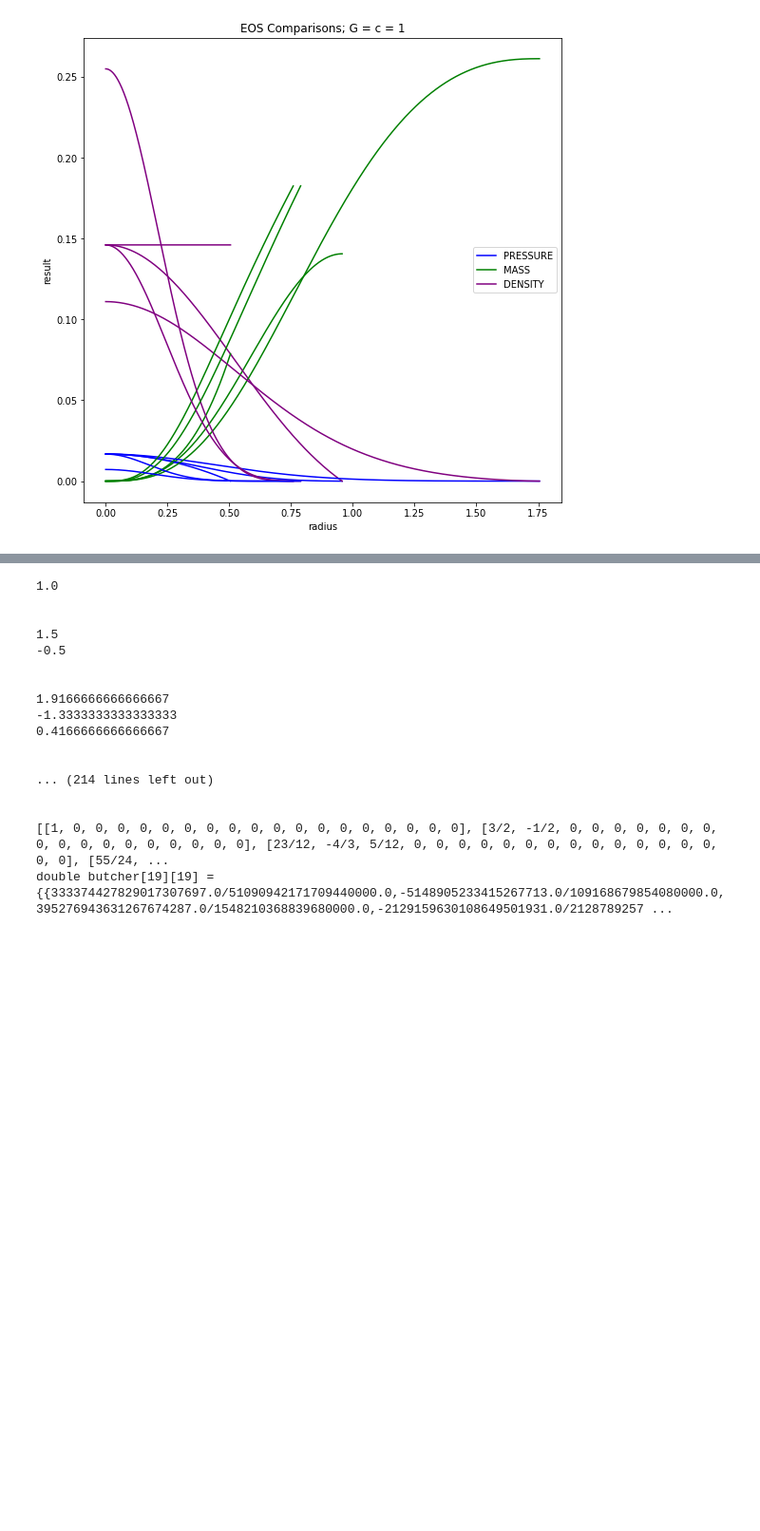
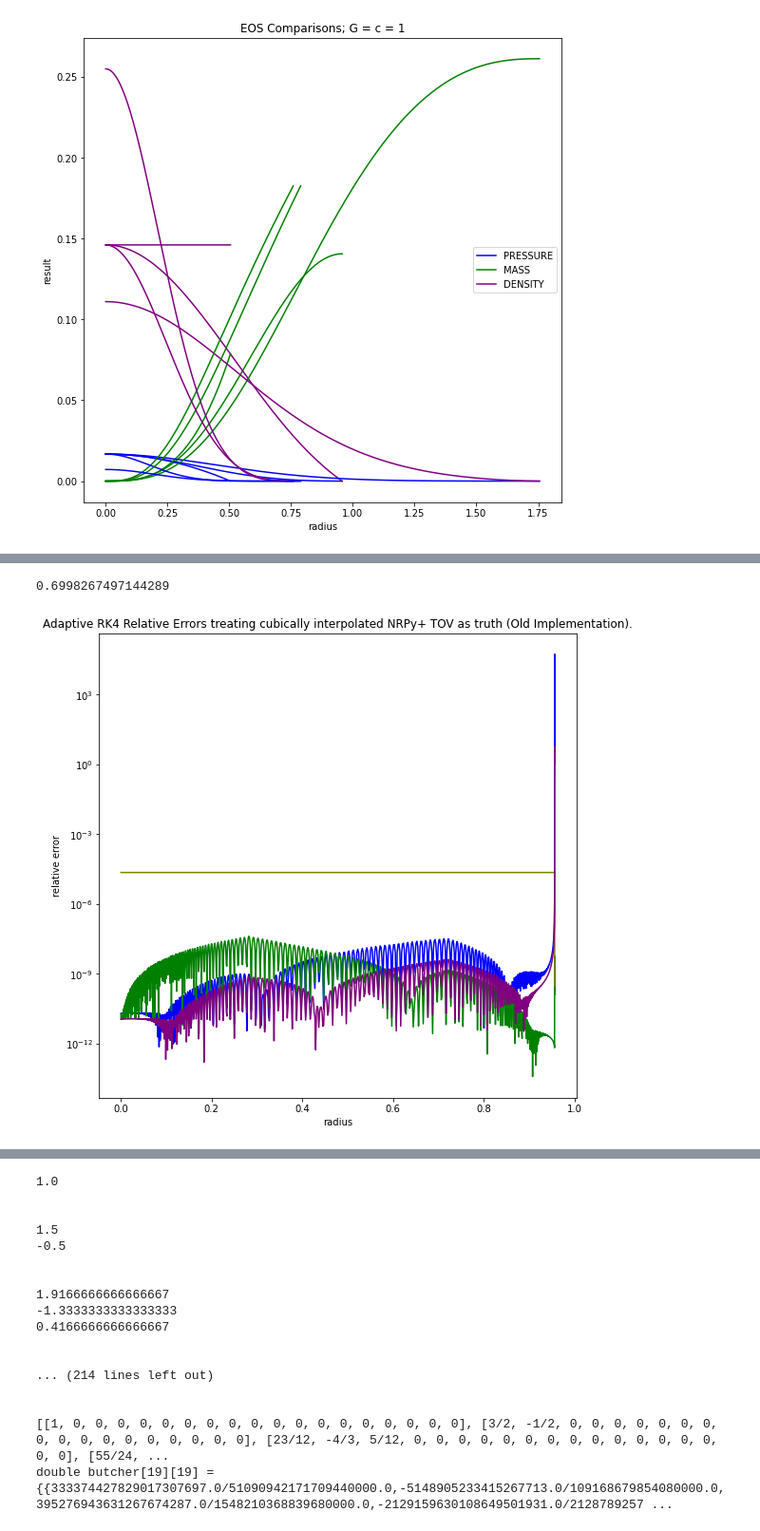
Before and after one commit to GMBlackjack/ODESolver, a Jupyter notebook: V9+/ODESolverV3.ipynb, the cells around one changed output, grey strips where cells are left out. Shown at 95% size. Saved outputs shown, nothing was run; the diff lists cells and outputs as text; code cells hidden in the pictures; blank space fills up the shorter version.

```diff
--- a/V9+/ODESolverV3.ipynb
+++ b/V9+/ODESolverV3.ipynb
@@ -3802,7 +3803,7 @@ acalculatedList2 = []
 acalculatedList3 = []
 acalculatedList4 = []
 
-with open(sys.path[0] + '/oData.txt') as f:
+with open(sys.path[0] + '/ooData.txt') as f:
     reader = csv.reader(f, delimiter=',')
     for row in reader:
         apositionList.append(float(row[1]))
@@ -3851,35 +3852,38 @@ from scipy import interpolate
 x2 = np.array(positionList)
 y2 = np.array(calculatedList2)
 f2 = interpolate.interp1d(x2, y2, "cubic")
 ynew = f2(xnew)   # use interpolation function returned by `interp1d`
 ynew2 = acalculatedList2
 ynew2.pop(0) #the first value, printd at zero, is not reported in the NRPy+ solver, get rid of it.
 plt.plot(xnew, abs((ynew-ynew2)/ynew), 'green')
 
 from scipy import interpolate
 x3 = np.array(positionList)
 y3 = np.array(calculatedList3)
 f3 = interpolate.interp1d(x3, y3, "cubic")
 ynew = f3(xnew)   # use interpolation function returned by `interp1d`
 ynew2 = acalculatedList3
 ynew2.pop(0) #the first value, printd at zero, is not reported in the NRPy+ solver, get rid of it.
 plt.plot(xnew, abs((ynew-np.array(ynew2)*C)/ynew), 'olive')
 
 from scipy import interpolate
 x4 = np.array(positionList)
 y4 = np.array(calculatedList1)
 f4 = interpolate.interp1d(x4, y4, "cubic")
 ynew = f4(xnew)   # use interpolation function returned by `interp1d`
 ynew2 = acalculatedList4
 ynew2.pop(0) #the first value, printd at zero, is not reported in the NRPy+ solver, get rid of it
 plt.plot(xnew, abs((ynew-ynew2)/ynew), 'purple')
 
-plt.ylim(0.0000000000000001,0.000001)
-plt.xlim(0.0,0.96)
+#plt.ylim(0.0000000000000001,0.000001)
+#plt.xlim(0.0,0.96)
 # https://stackoverflow.com/questions/332289/how-do-i-change-the-size-of-figures-drawn-with-matplotlib
 # setting size was annoying.
 fig.set_size_inches(9,9)
 ax.set_yscale("log") #found in matplotlib's documentation.
+# %% [output]
+0.6998267497144289
+[figure, added]
 # %%
 #plotting code adapated from NRPy "Solving the Scalar Wave Equation"
 import matplotlib.pyplot as plt
```
Also changed, not shown: parts of 11 cells of this notebook, 5 other files.
